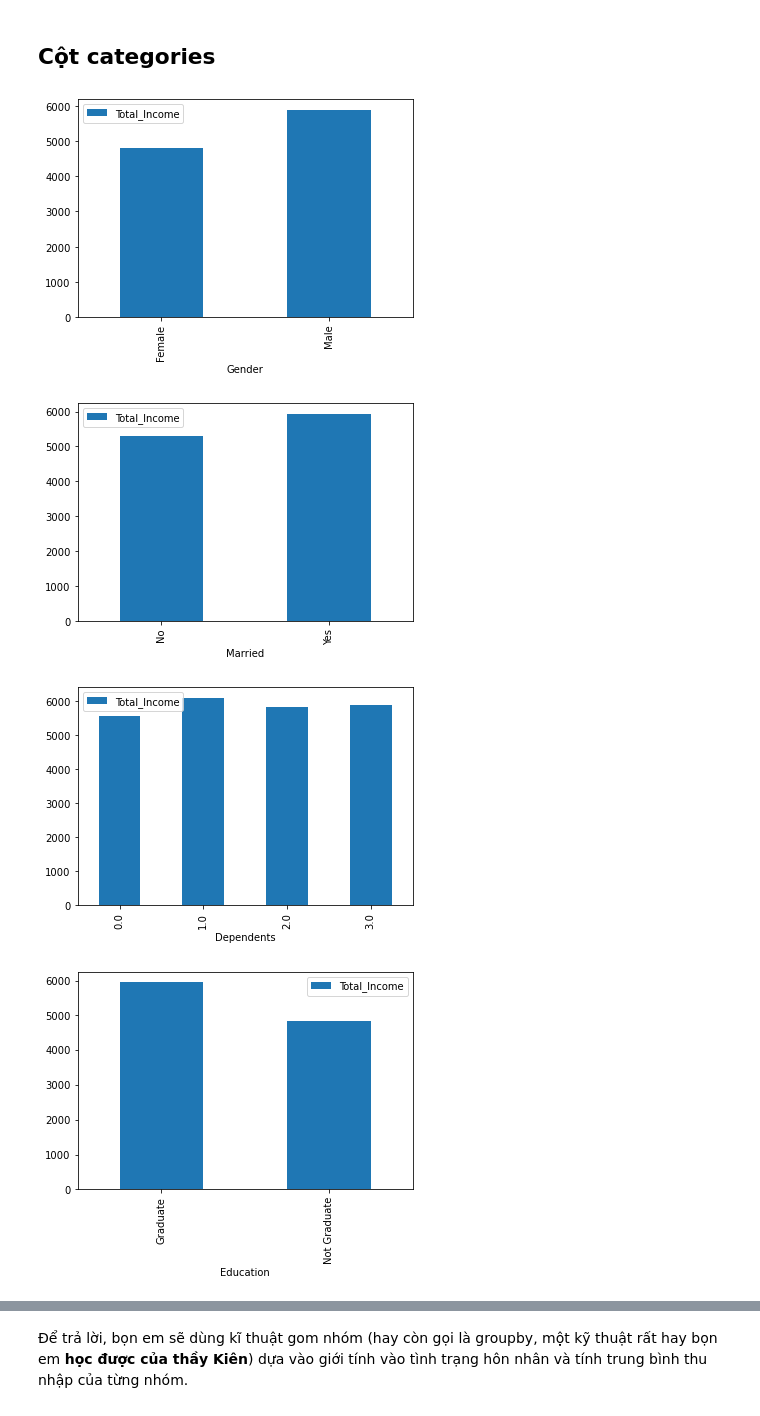
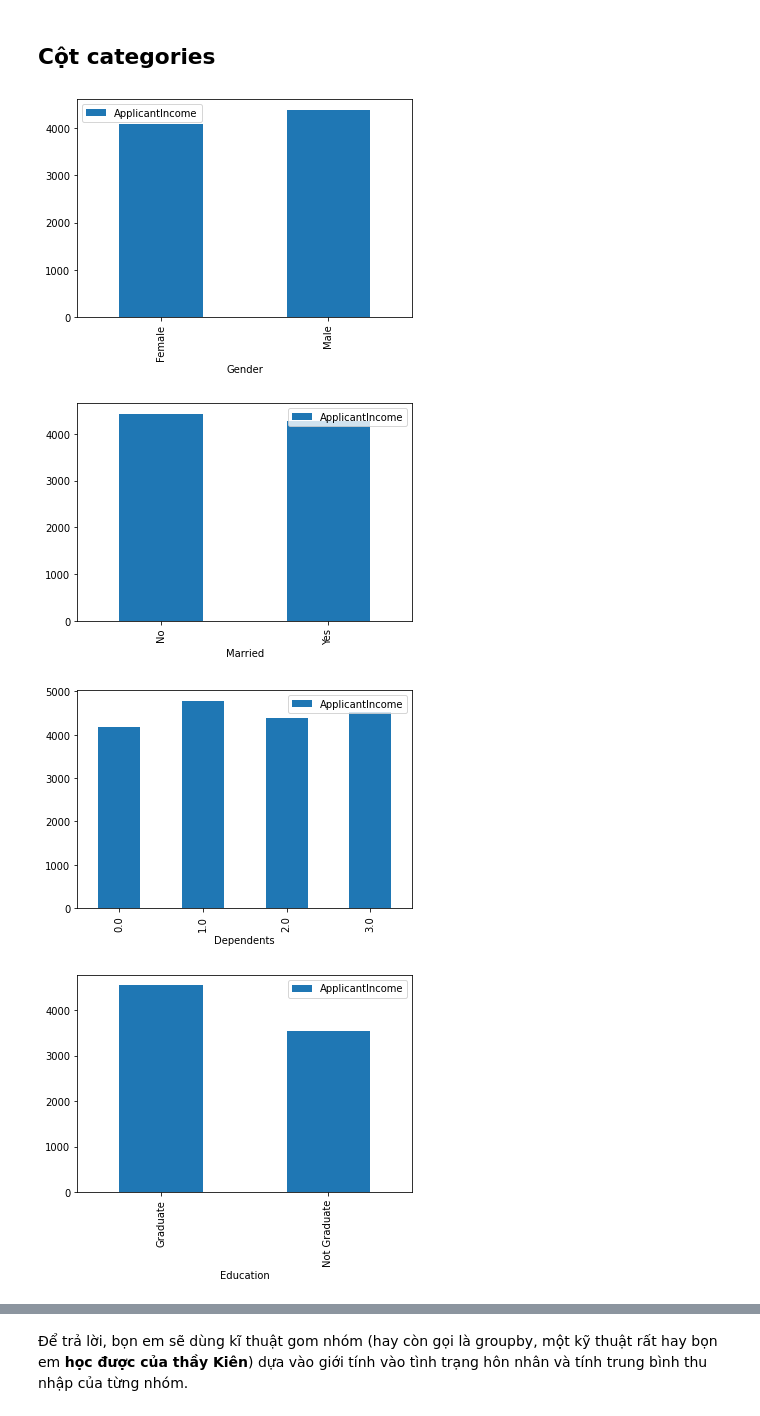
Before and after one commit to tonyvu1289/P4DS-FinalProject-vip, a Jupyter notebook: duy_question.ipynb, the cells around one changed output, grey strips where cells are left out. Drawn from its saved outputs; the diff is of its cells as text; code cells hidden in the pictures.

```diff
--- a/duy_question.ipynb
+++ b/duy_question.ipynb
@@ -439,0 +462,5 @@ for col in nume_cols:
+# %%
+have_coapplicant_df = loan_df[loan_df['CoapplicantIncome'] != 0]
+have_coapplicant_df
+col = 'CoapplicantIncome'
+sns.lmplot(x=col,y='ApplicantIncome',data = have_coapplicant_df[[col,'ApplicantIncome']],fit_reg=True)
@@ -442,11 +474,11 @@ for col in nume_cols:
 # %%
 _compare = []
 for col in cate_cols:
-    _compare.append(loan_df[[col,"Total_Income"]].groupby(col).mean())
+    _compare.append(loan_df[[col,"ApplicantIncome"]].groupby(col).mean())
     _compare[-1].plot.bar()
     plt.show()
 # %% [output]
-[figure, old version]
+[figure, new version]
-[figure, old version]
+[figure, new version]
-[figure, old version]
+[figure, new version]
-[figure, old version]
+[figure, new version]
```
Also changed, not shown: parts of 25 cells of this notebook.
